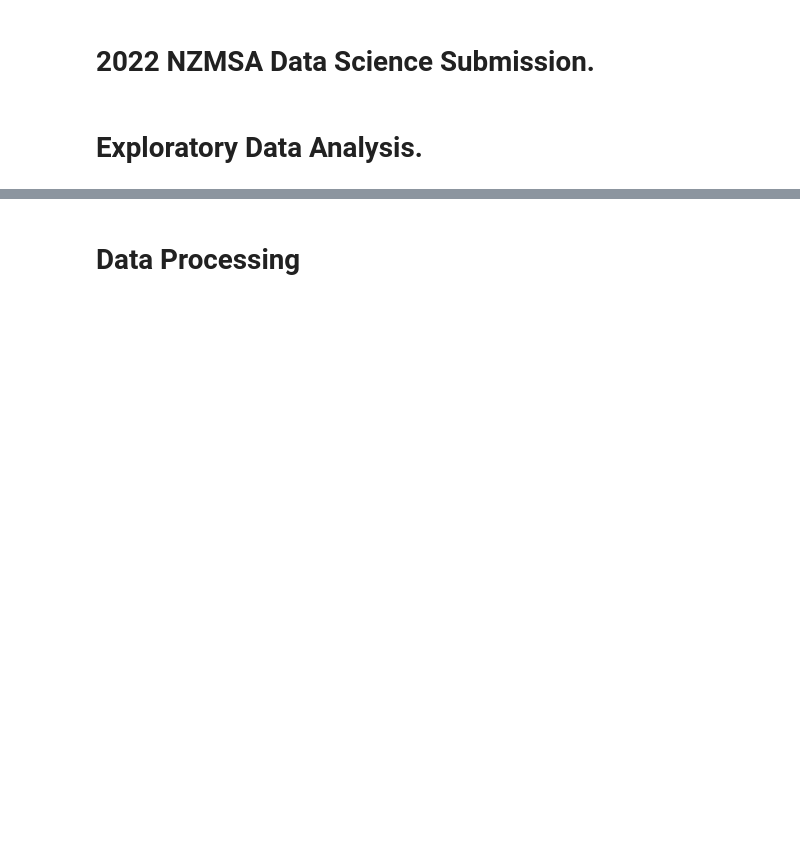
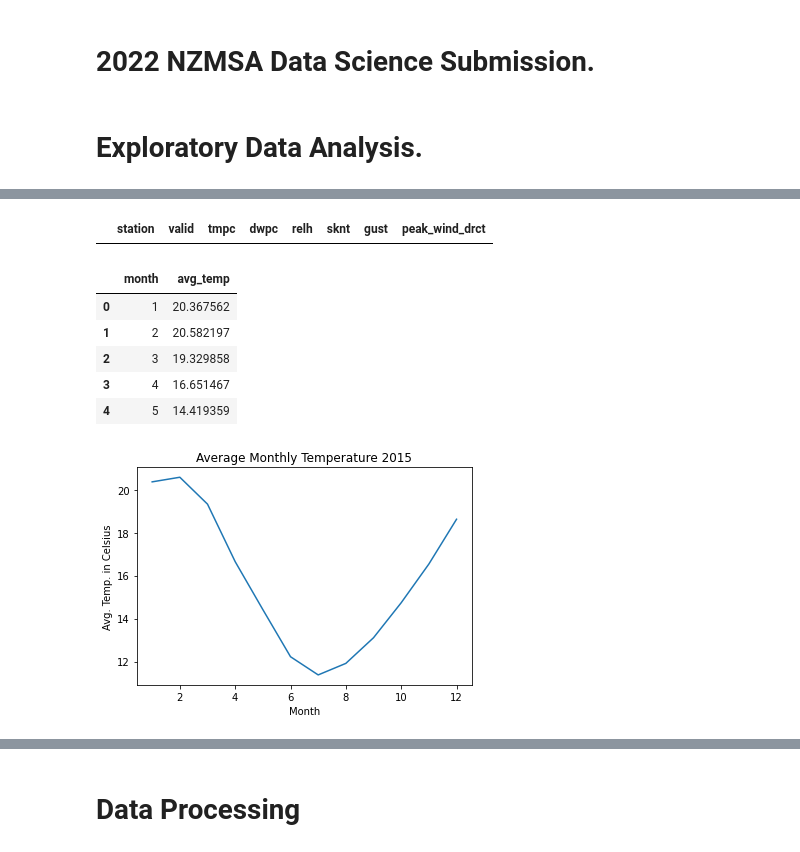
Before and after one commit to lilbingbo/2022-Phase-2, a Jupyter notebook: 3. Data Science/submission.ipynb, the cells around one changed output, grey strips where cells are left out. Drawn from its saved outputs; the diff is of its cells as text; code cells hidden in the pictures; blank space fills up the shorter version.

```diff
--- a/3. Data Science/submission.ipynb
+++ b/3. Data Science/submission.ipynb
@@ -71,0 +132,43 @@ sns.lineplot(x = 'year', y = 'avg_temp',data = yearly_avg)
+# %%
+# select for the year 2015
+dataset_16 = dataset[pd.to_datetime(dataset.index).year == 2016]
+
+dataset_16.head()
+# %% [output]
+|  | station | valid | tmpc | dwpc | relh | sknt | gust | peak_wind_drct |
+# %%
+
+#Get monthly average for the year 2015
+dataset = pd.read_csv("weather-data.csv")
+
+# convert valid to datetime format
+dataset['valid'] = pd.to_datetime(dataset.valid)
+
+# select for the year 2015
+dataset[pd.to_datetime(dataset.index).year == 2015]
+
+
+# group dataset by year, then calculate avg temp for the year
+month_avg_2015 = dataset.groupby(dataset.valid.dt.month)['tmpc'].mean().reset_index(name='tmp')
+
+
+# rename columns
+month_avg_2015.columns = ["month", "avg_temp"]
+
+
+
+# plot graph over time
+ann_temp = sns.lineplot(x = 'month', y = 'avg_temp',data = month_avg_2015)
+ann_temp.set_title("Average Monthly Temperature 2015")
+ann_temp.set_xlabel("Month")
+ann_temp.set_ylabel("Avg. Temp. in Celsius")
+
+month_avg_2015.head()
+# %% [output]
+|  | month | avg_temp |
+| 0 | 1 | 20.367562 |
+| 1 | 2 | 20.582197 |
+| 2 | 3 | 19.329858 |
+| 3 | 4 | 16.651467 |
+| 4 | 5 | 14.419359 |
+[figure, added]
```
Also changed, not shown: parts of 12 cells of this notebook, 8 other files.
